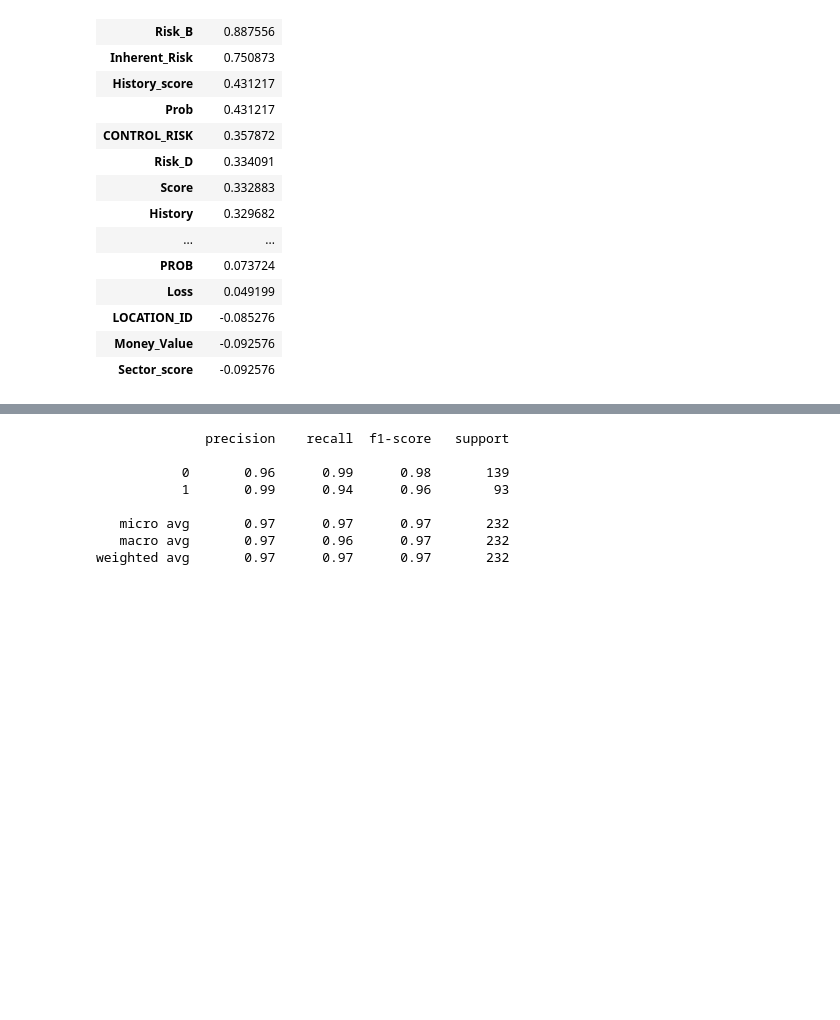
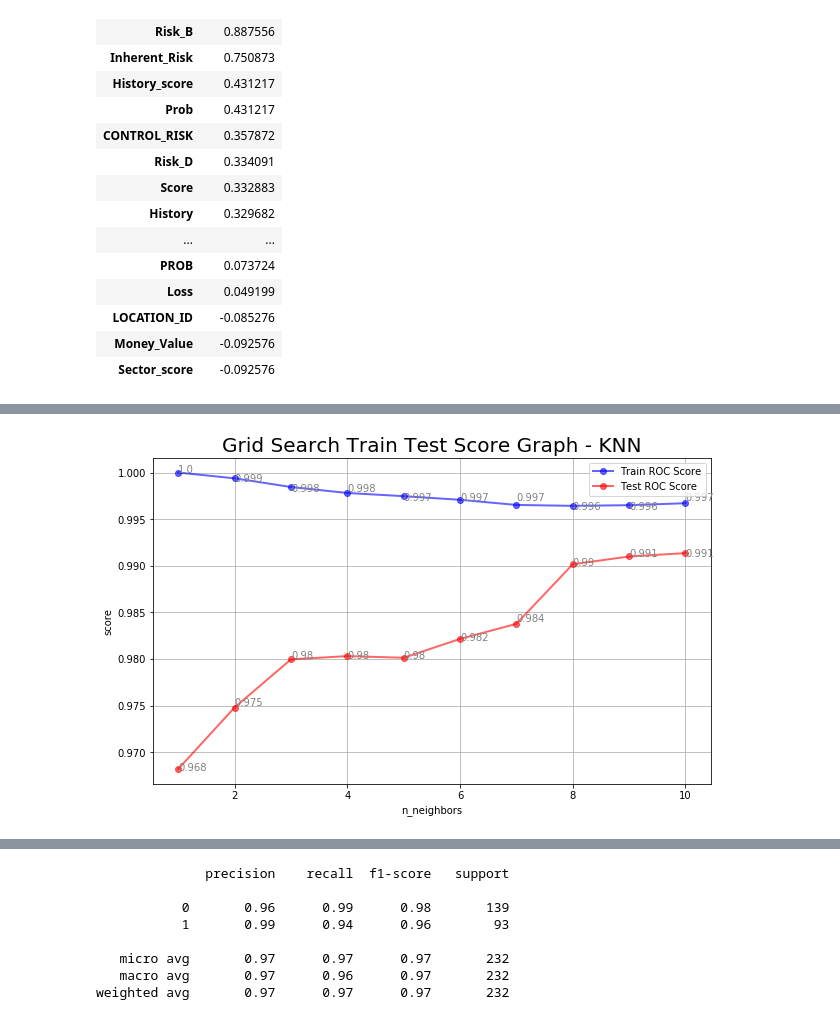
Before and after one commit to kaitensushitogo/Fraudulent-Firm-Classification-Case-Study-of-External-Audit, a Jupyter notebook: Fradulent_Firm_Regression_and_Classification_Project1.ipynb, the cells around one changed output, grey strips where cells are left out. Saved outputs shown, nothing was run; the diff lists cells and outputs as text; code cells hidden in the pictures; blank space fills up the shorter version.

```diff
--- a/Fradulent_Firm_Regression_and_Classification_Project1.ipynb
+++ b/Fradulent_Firm_Regression_and_Classification_Project1.ipynb
@@ -225,4 +235,24 @@ X_train_org, X_test_org, y_train, y_test = train_test_split(clf_X, clf_y, test_s
 scaler = StandardScaler()
 X_train = scaler.fit_transform(X_train_org)
 X_test = scaler.transform(X_test_org)
+# %%
+# GridSearch Plot
+def grid_score_plot(df,col,train,test,title, xlabel,ylabel,annot=True):
+    fig = plt.figure(figsize=(10,6))
+    x=len(df[col])
+    x_label=df[col].unique()
+    ax = fig.add_subplot(111, facecolor='white')
+    ax.plot(df[col], df[train], c ='b', linewidth=2, alpha=0.6, label='Train ROC Score',marker='o')
+    ax.plot(df[col], df[test], c ='r', linewidth=2, alpha=0.6, label='Test ROC Score', marker='o')
+    ax.legend()
+    if(annot==True):
+        for i,j in zip(df[col],round(df[train],3)):
+            ax.annotate(str(j),xy=(i,j),color='gray')
+        for i,j in zip(df[col],round(df[test],3)):
+            ax.annotate(str(j),xy=(i,j),color='gray')
+    ax.set_title(title, fontsize=20)
+    ax.set_xlabel(xlabel, fontsize=10)
+    ax.set_ylabel(ylabel, fontsize=10)
+    plt.grid(zorder=0)
+    plt.show()
 # %% [markdown]
@@ -245,3 +289,8 @@ Best cross-validation score: 0.9704
+# %%
+grid_score_plot(knn_result,'param_n_neighbors','mean_train_score','mean_test_score',
+                'Grid Search Train Test Score Graph - KNN','n_neighbors','score')
+# %% [output]
+[figure, added]
 # %%
 knnclf_accuracy_train = grid.best_estimator_.score(X_train, y_train)
 knnclf_accuracy_test = grid.best_estimator_.score(X_test, y_test)
```
Also changed, not shown: parts of 60 cells of this notebook.
